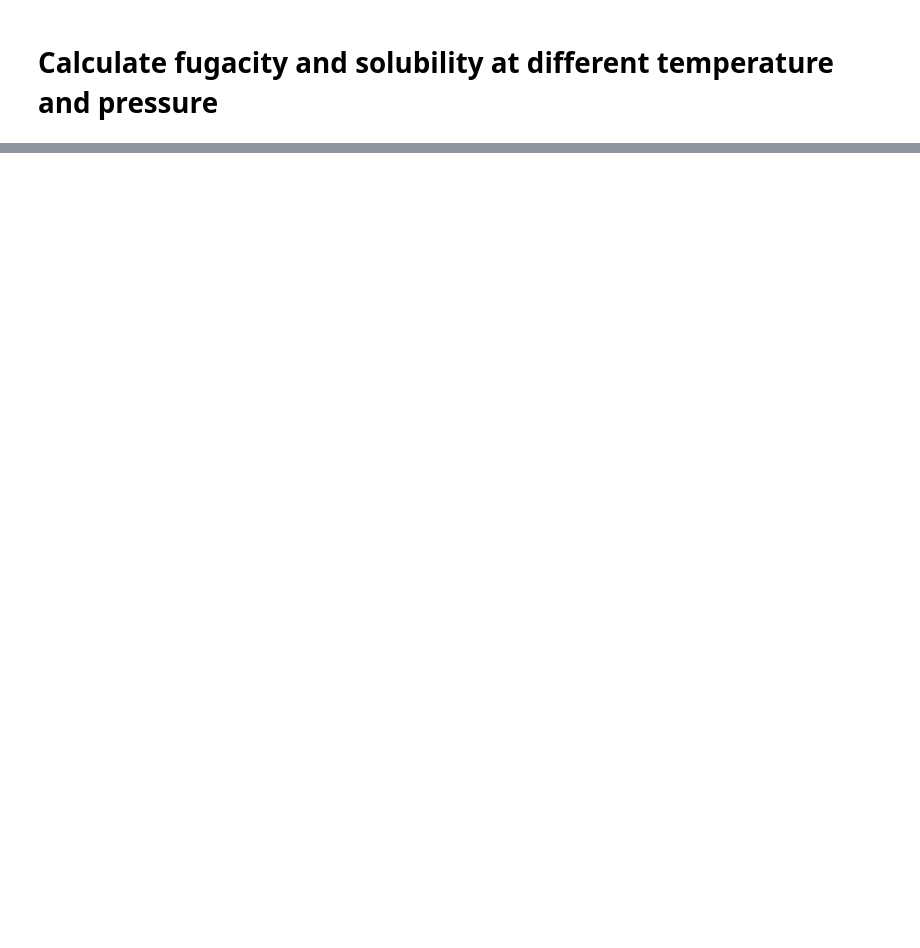
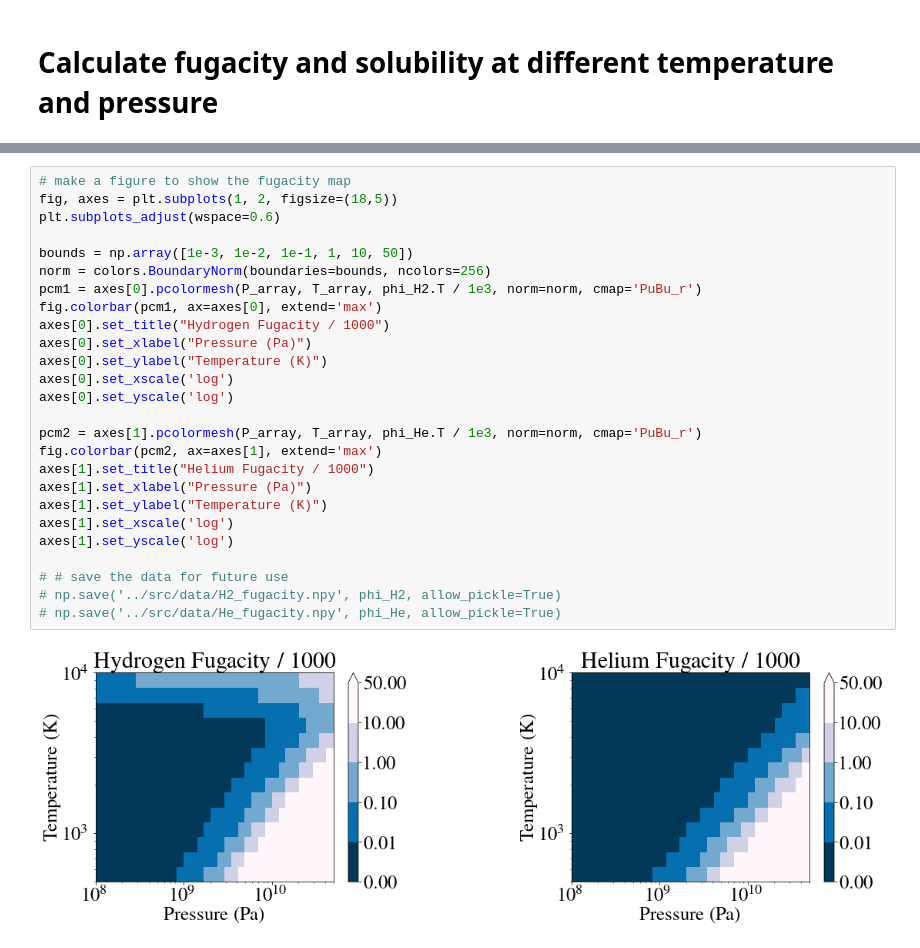
Before and after one commit to qinlang0628/MixingSubNeptunes, a Jupyter notebook: notebook/test_solubility.ipynb, the cells around one changed output, grey strips where cells are left out. Cells and saved outputs as stored; diff of their text form; blank space fills up the shorter version.

```diff
--- a/notebook/test_solubility.ipynb
+++ b/notebook/test_solubility.ipynb
@@ -22,0 +51,28 @@ solubility is 0.0014419785942656627 and Helium fraction in dissolved gas is 1
+# %%
+# make a figure to show the fugacity map
+fig, axes = plt.subplots(1, 2, figsize=(18,5))
+plt.subplots_adjust(wspace=0.6)
+
+bounds = np.array([1e-3, 1e-2, 1e-1, 1, 10, 50])
+norm = colors.BoundaryNorm(boundaries=bounds, ncolors=256)
+pcm1 = axes[0].pcolormesh(P_array, T_array, phi_H2.T / 1e3, norm=norm, cmap='PuBu_r')
+fig.colorbar(pcm1, ax=axes[0], extend='max')
+axes[0].set_title("Hydrogen Fugacity / 1000")
+axes[0].set_xlabel("Pressure (Pa)")
+axes[0].set_ylabel("Temperature (K)")
+axes[0].set_xscale('log')
+axes[0].set_yscale('log')
+
+pcm2 = axes[1].pcolormesh(P_array, T_array, phi_He.T / 1e3, norm=norm, cmap='PuBu_r')
+fig.colorbar(pcm2, ax=axes[1], extend='max')
+axes[1].set_title("Helium Fugacity / 1000")
+axes[1].set_xlabel("Pressure (Pa)")
+axes[1].set_ylabel("Temperature (K)")
+axes[1].set_xscale('log')
+axes[1].set_yscale('log')
+
+# # save the data for future use
+# np.save('../src/data/H2_fugacity.npy', phi_H2, allow_pickle=True)
+# np.save('../src/data/He_fugacity.npy', phi_He, allow_pickle=True)
+# %% [output]
+[figure, added]
```
Also changed, not shown: parts of 9 cells of this notebook, 5 other files.
